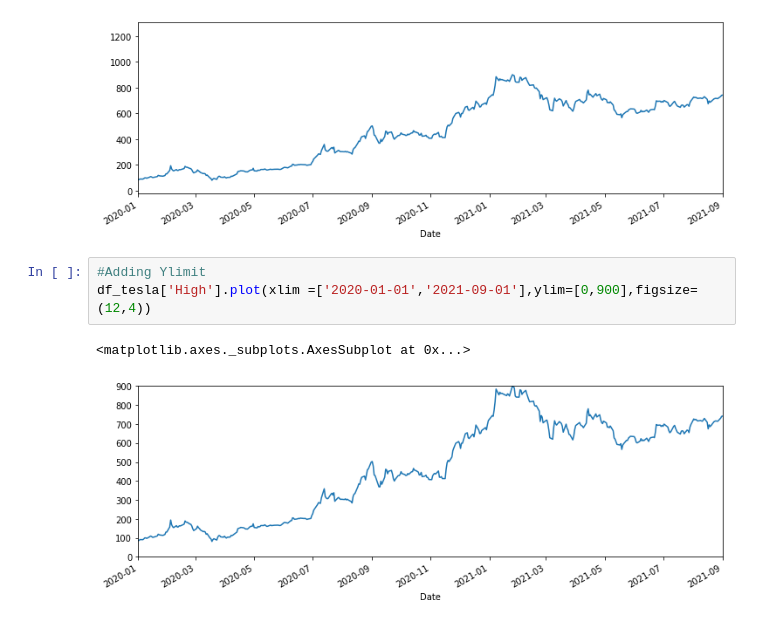
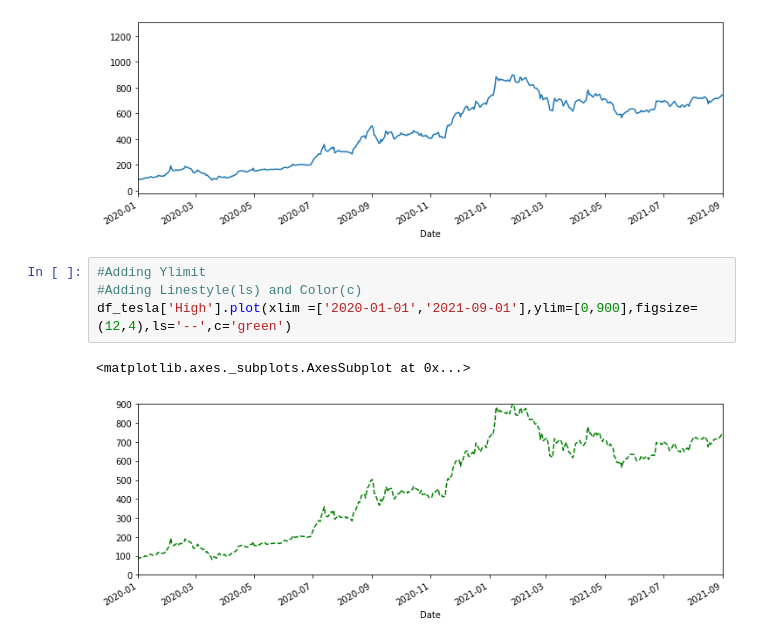
Before and after one commit to sarkar2527/DSAP, a Jupyter notebook: Krish_Timeseries_EDA_Day01.ipynb, the cells around one changed output. Cells and saved outputs as stored; diff of their text form.

```diff
--- a/Krish_Timeseries_EDA_Day01.ipynb
+++ b/Krish_Timeseries_EDA_Day01.ipynb
@@ -70,7 +70,8 @@ df_tesla['High'].plot(xlim =['2020-01-01','2021-09-01'],figsize=(12,4))
 [figure]
 # %%
 #Adding Ylimit
-df_tesla['High'].plot(xlim =['2020-01-01','2021-09-01'],ylim=[0,900],figsize=(12,4))
+#Adding Linestyle(ls) and Color(c)
+df_tesla['High'].plot(xlim =['2020-01-01','2021-09-01'],ylim=[0,900],figsize=(12,4),ls='--',c='green')
 # %% [output]
 <matplotlib.axes._subplots.AxesSubplot at 0x...>
-[figure, old version]
+[figure, new version]
```
Also changed, not shown: parts of 34 cells of this notebook.
